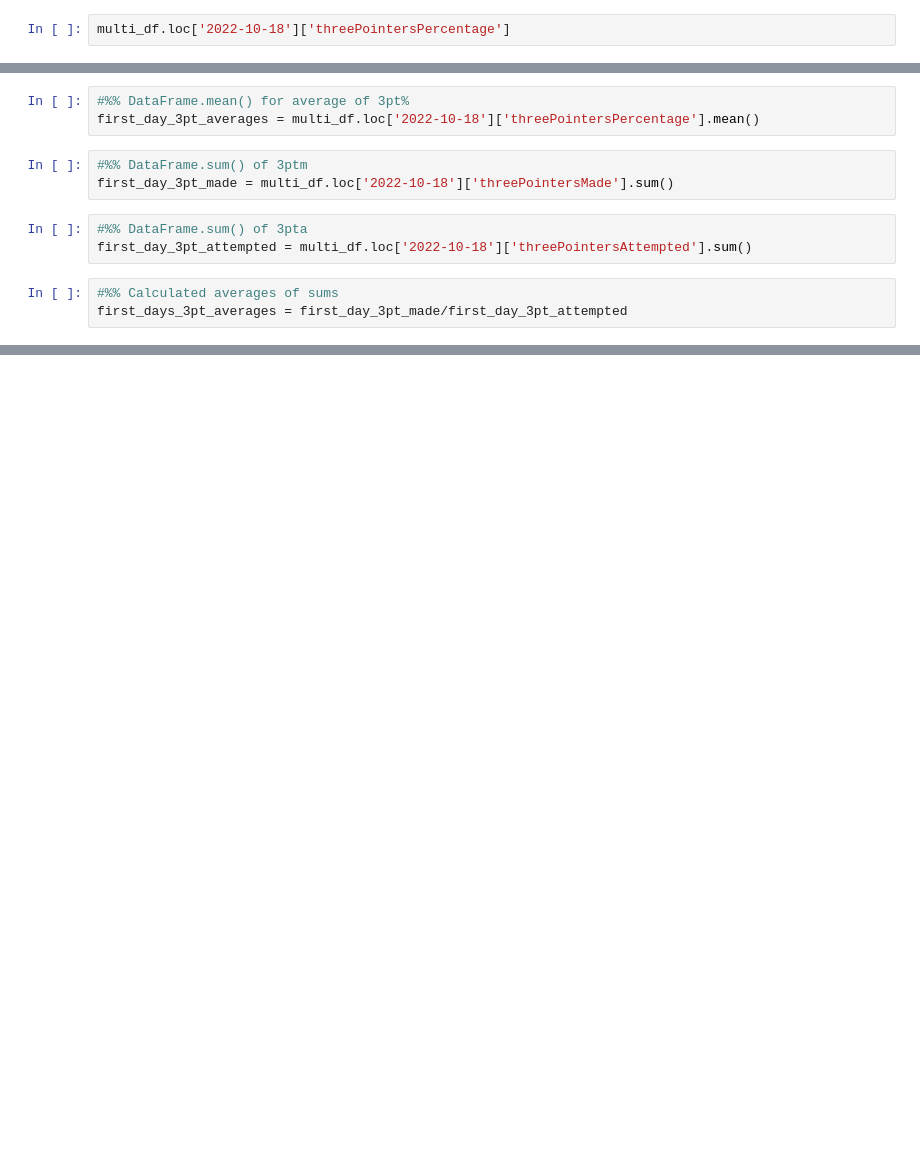
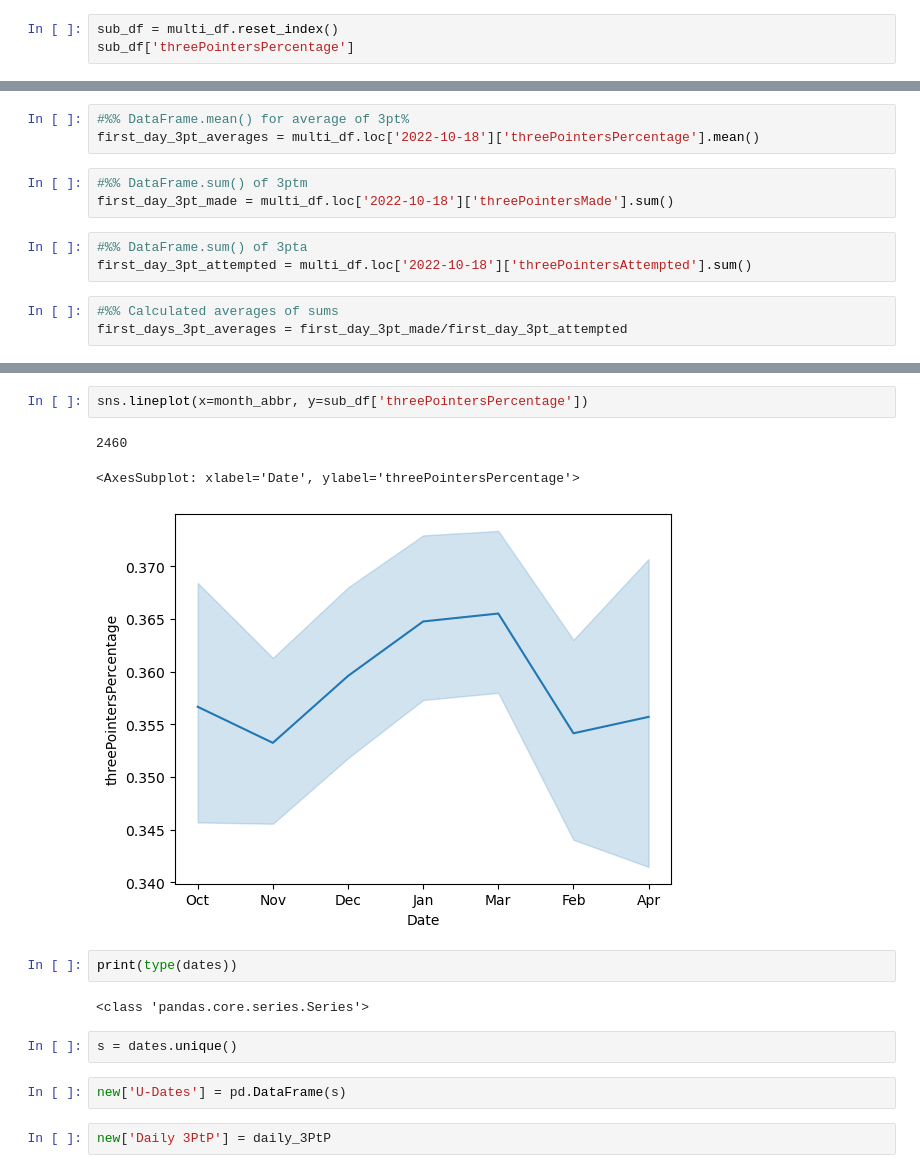
Before and after one commit to jcarmfran/Python-Projects, a Jupyter notebook: Basketball Analysis/Plotting.ipynb, the cells around one changed output, grey strips where cells are left out. Drawn from its saved outputs; the diff is of its cells as text; blank space fills up the shorter version.

```diff
--- a/Basketball Analysis/Plotting.ipynb
+++ b/Basketball Analysis/Plotting.ipynb
@@ -28,2 +93,3 @@ multi_df
 # %%
-multi_df.loc['2022-10-18']['threePointersPercentage']
+sub_df = multi_df.reset_index()
+sub_df['threePointersPercentage']
@@ -61,0 +175,16 @@ sns.lineplot(x=dates.unique(), y=daily_3PtP)
+# %%
+sns.lineplot(x=month_abbr, y=sub_df['threePointersPercentage'])
+# %% [output]
+2460
+<AxesSubplot: xlabel='Date', ylabel='threePointersPercentage'>
+[figure, added]
+# %%
+print(type(dates))
+# %% [output]
+<class 'pandas.core.series.Series'>
+# %%
+s = dates.unique()
+# %%
+new['U-Dates'] = pd.DataFrame(s)
+# %%
+new['Daily 3PtP'] = daily_3PtP
```
Also changed, not shown: parts of 23 cells of this notebook.
